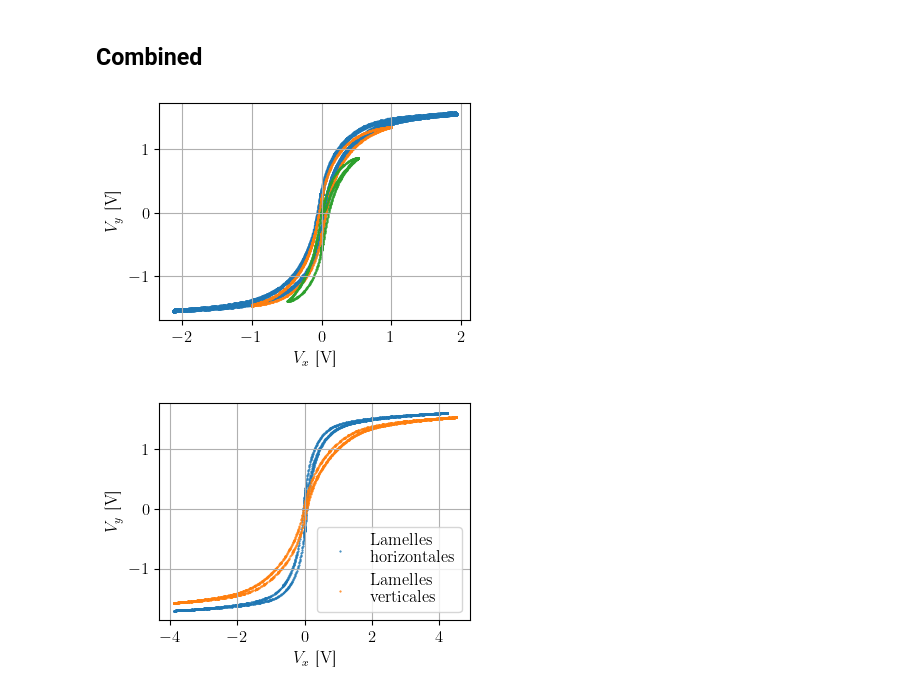
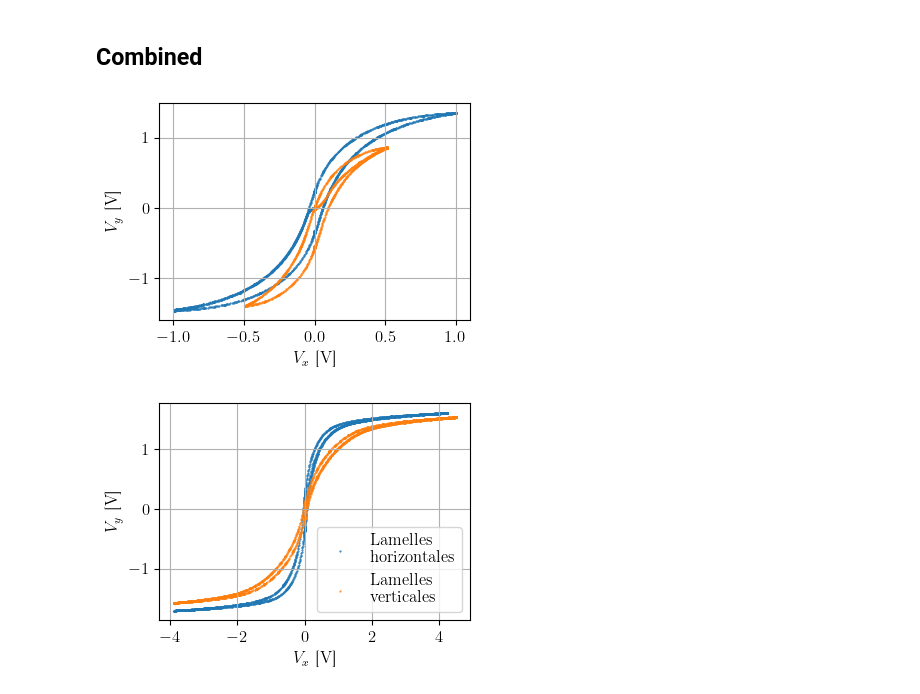
Before and after one commit to TomVdt/TPII-rapports, a Jupyter notebook: 04-G1-cycle-hysterese-magnetique/analyse/exp1.ipynb, the cells around one changed output. Cells and saved outputs as stored; diff of their text form; code cells hidden in the pictures.

```diff
--- a/04-G1-cycle-hysterese-magnetique/analyse/exp1.ipynb
+++ b/04-G1-cycle-hysterese-magnetique/analyse/exp1.ipynb
@@ -37,16 +37,16 @@ bloc = load("../data/G1-phywe-avec-bloc.csv")
 smoll = load("../data/G1-phywe-avec-bloc-smoll.csv")
 smoller = load("../data/G1-phywe-avec-bloc-smoller.csv")
 # %%
-plt.scatter(bloc[0], bloc[1], marker='s', s=2)
+# plt.scatter(bloc[0], bloc[1], marker='s', s=2)
 plt.scatter(smoll[0], smoll[1], marker='.', s=1)
 plt.scatter(smoller[0], smoller[1], marker='.', s=1)
 plt.xlabel(r"$V_x$ [\si{\volt}]")
 plt.ylabel(r"$V_y$ [\si{\volt}]")
 plt.grid()
 plt.tight_layout()
 plt.savefig("../figures/phywe_autres_cycles.pdf")
 # %% [output]
-[figure, old version]
+[figure, new version]
 # %%
 horz = load("../data/G1-phywe-avec-bloc-horiz.csv")
 vert = load("../data/G1-phywe-avec-bloc-penche.csv")
```
Also changed, not shown: parts of 1 cell of this notebook, 9 other files.
